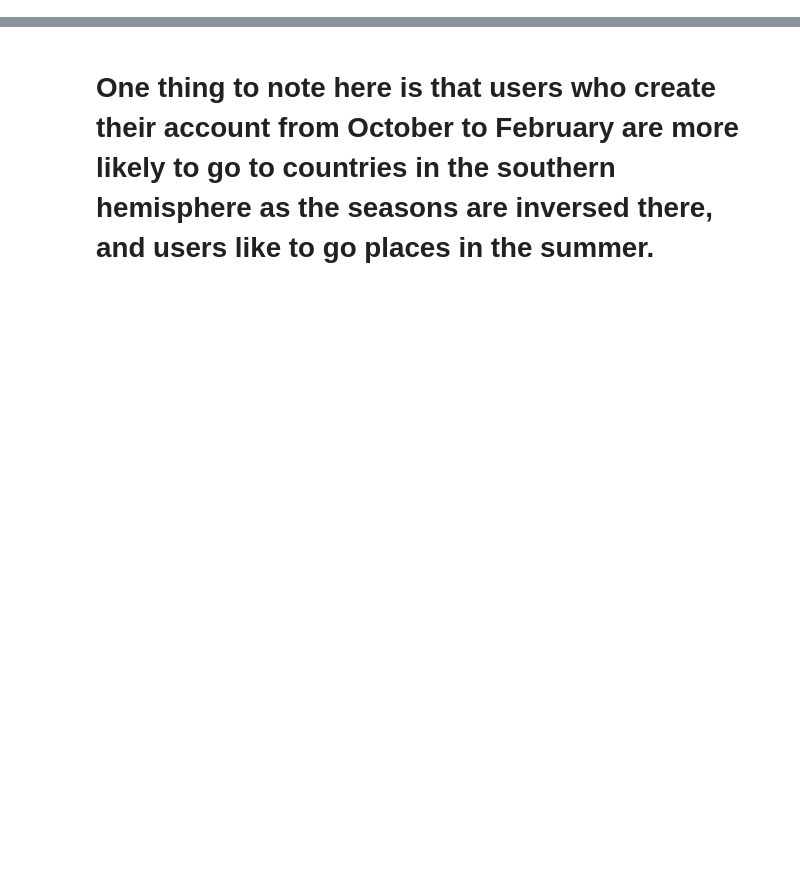
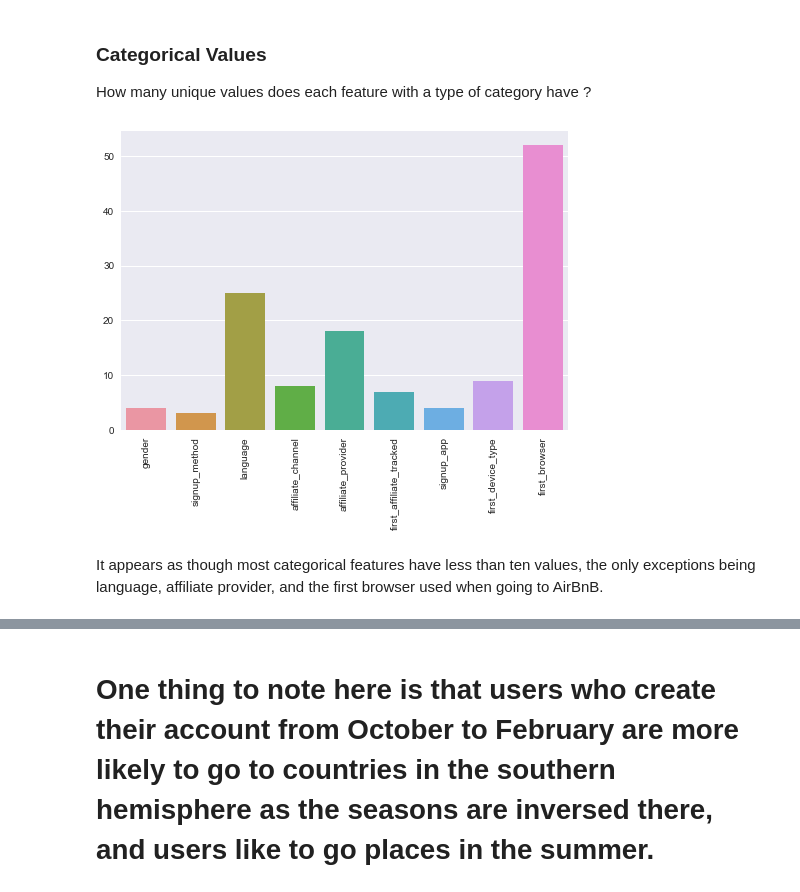
Before and after one commit to TJBANEY/Springboard-Code, a Jupyter notebook: Capstone Data Story.ipynb, the cells around one changed output, grey strips where cells are left out. Cells and saved outputs as stored; diff of their text form; code cells hidden in the pictures; blank space fills up the shorter version.

```diff
--- a/Capstone Data Story.ipynb
+++ b/Capstone Data Story.ipynb
@@ -233,0 +111,16 @@ plt.show()
+# %% [markdown]
+### <p href="cat-values" style="margin-bottom: 0; line-height: 2px;">Categorical Values</p>
+How many unique values does each feature with a type of category have ?
+# %%
+ucb_categories = ['gender', 'signup_method', 'language', 'affiliate_channel', 'affiliate_provider', 'first_affiliate_tracked', 'signup_app', 'first_device_type', 'first_browser']
+
+feature_values = [ucb[col].value_counts().count() for col in ucb_categories]
+feature_values
+feature_values
+fnulls = sns.barplot(ucb_categories, feature_values)
+plt.xticks(rotation=90)
+plt.show()
+# %% [output]
+[figure, added]
+# %% [markdown]
+It appears as though most categorical features have less than ten values, the only exceptions being language, affiliate provider, and the first browser used when going to AirBnB.
```
Also changed, not shown: parts of 52 cells of this notebook, 4 other files.
